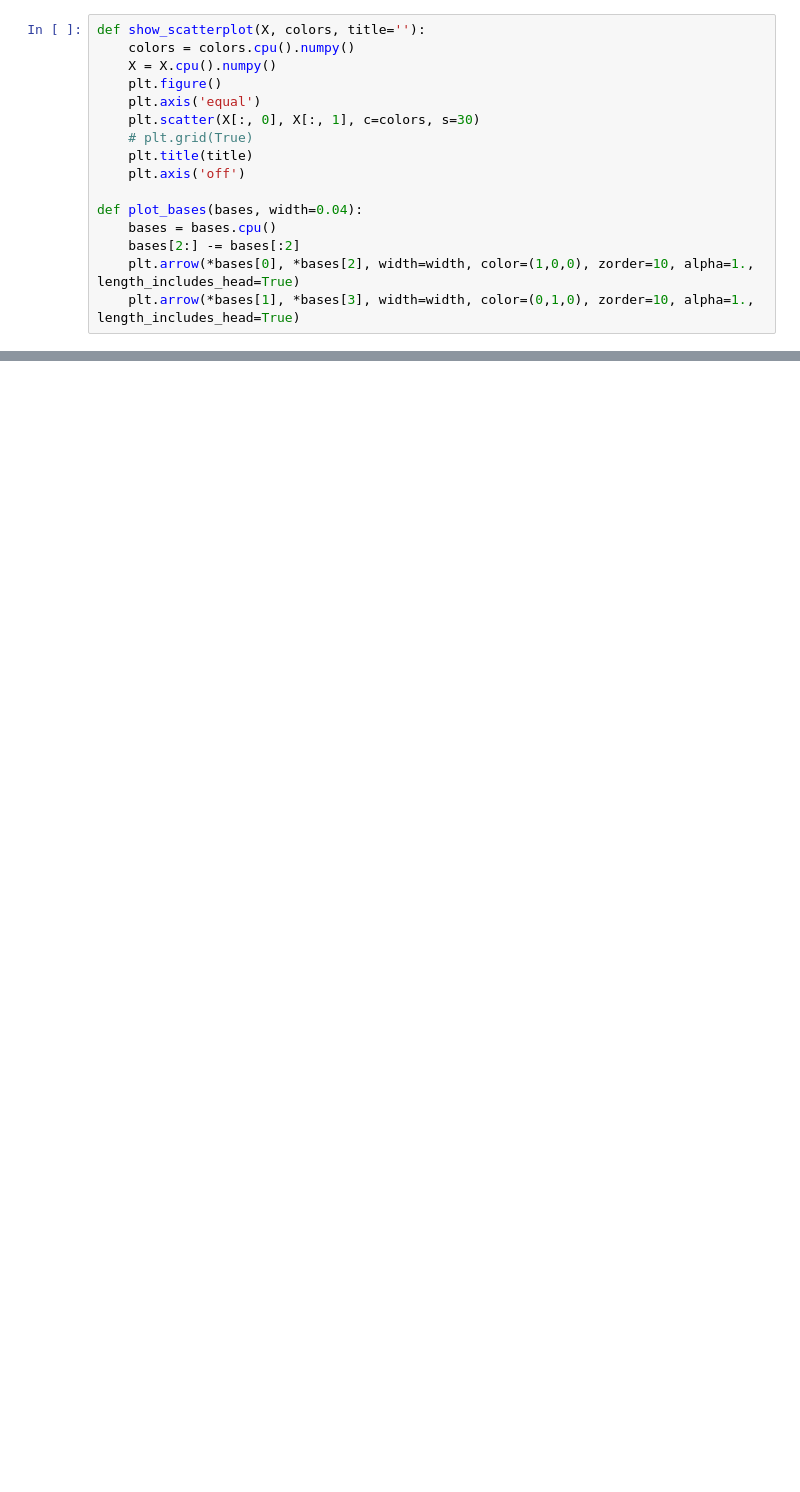
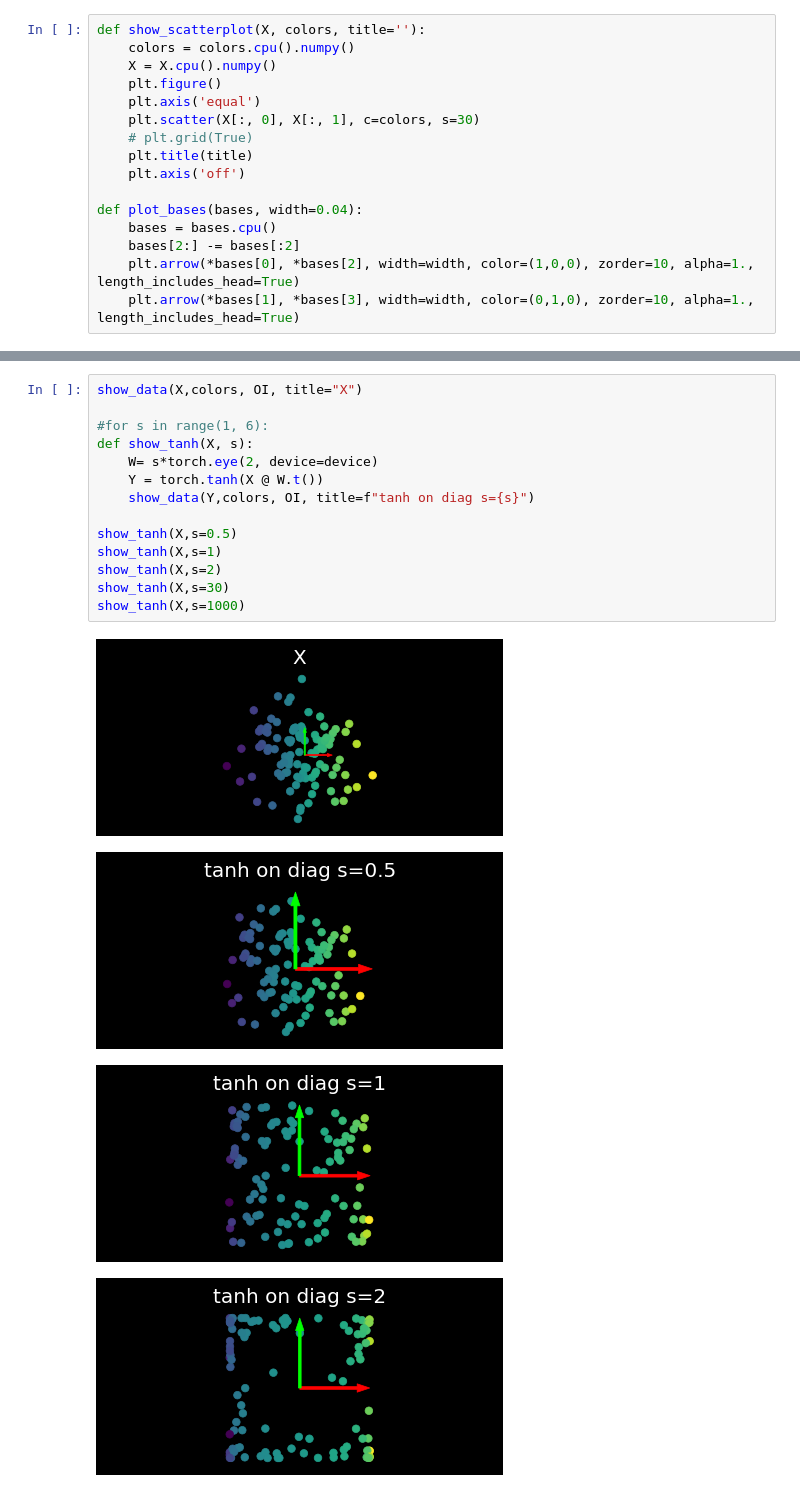
Before and after one commit to jean-kunz/my_micrograd, a Jupyter notebook: notebooks/nn_viz.ipynb, the cells around one changed output, grey strips where cells are left out. Saved outputs shown, nothing was run; the diff lists cells and outputs as text; blank space fills up the shorter version.

```diff
--- a/notebooks/nn_viz.ipynb
+++ b/notebooks/nn_viz.ipynb
@@ -81,0 +127,19 @@ new_OI, OI
+# %%
+show_data(X,colors, OI, title="X")
+
+#for s in range(1, 6):
+def show_tanh(X, s):
+    W= s*torch.eye(2, device=device)
+    Y = torch.tanh(X @ W.t())
+    show_data(Y,colors, OI, title=f"tanh on diag s={s}")
+
+show_tanh(X,s=0.5)
+show_tanh(X,s=1)
+show_tanh(X,s=2)
+show_tanh(X,s=30)
+show_tanh(X,s=1000)
+# %% [output]
+[figure, added]
+[figure, added]
+[figure, added]
+[figure, added]
```
Also changed, not shown: parts of 12 cells of this notebook, 1 other file.
